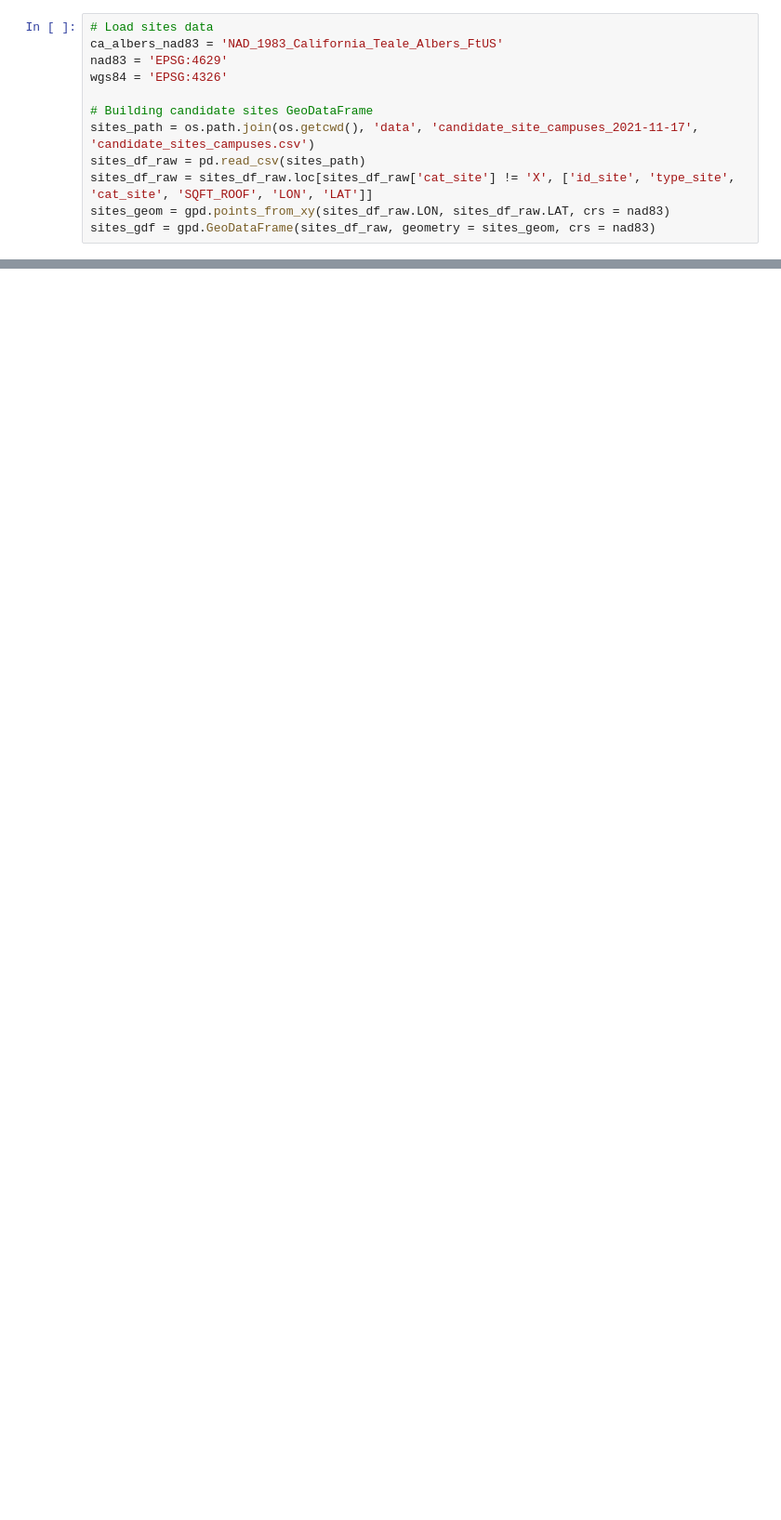
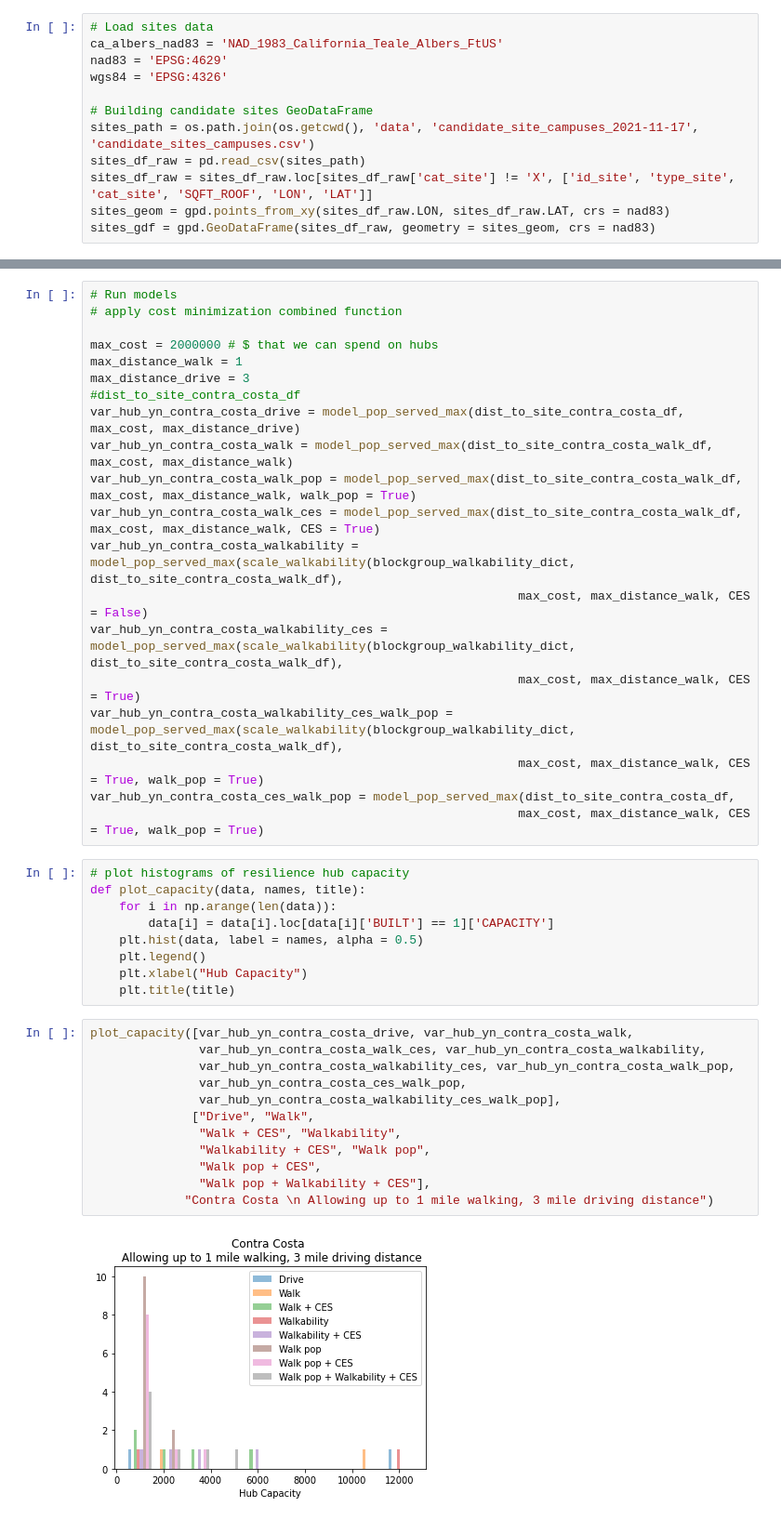
Before and after one commit to PSEHE/sgc-deployment-scenarios, a Jupyter notebook: model_comparison_cmm.ipynb, the cells around one changed output, grey strips where cells are left out. Shown at 93% size. Saved outputs shown, nothing was run; the diff lists cells and outputs as text; blank space fills up the shorter version.

Commit message:
Comparing model outcomes, script to determine site locations

```diff
--- a/model_comparison_cmm.ipynb
+++ b/model_comparison_cmm.ipynb
@@ -100,0 +98,43 @@ NameError: name 'dist_to_site_df' is not defined
+# %%
+# Run models
+# apply cost minimization combined function
+
+max_cost = 2000000 # $ that we can spend on hubs
+max_distance_walk = 1
+max_distance_drive = 3
+#dist_to_site_contra_costa_df
+var_hub_yn_contra_costa_drive = model_pop_served_max(dist_to_site_contra_costa_df, max_cost, max_distance_drive)
+var_hub_yn_contra_costa_walk = model_pop_served_max(dist_to_site_contra_costa_walk_df, max_cost, max_distance_walk)
+var_hub_yn_contra_costa_walk_pop = model_pop_served_max(dist_to_site_contra_costa_walk_df, max_cost, max_distance_walk, walk_pop = True)
+var_hub_yn_contra_costa_walk_ces = model_pop_served_max(dist_to_site_contra_costa_walk_df, max_cost, max_distance_walk, CES = True)
+var_hub_yn_contra_costa_walkability = model_pop_served_max(scale_walkability(blockgroup_walkability_dict, dist_to_site_contra_costa_walk_df),
+                                                           max_cost, max_distance_walk, CES = False)
+var_hub_yn_contra_costa_walkability_ces = model_pop_served_max(scale_walkability(blockgroup_walkability_dict, dist_to_site_contra_costa_walk_df),
+                                                           max_cost, max_distance_walk, CES = True)
+var_hub_yn_contra_costa_walkability_ces_walk_pop = model_pop_served_max(scale_walkability(blockgroup_walkability_dict, dist_to_site_contra_costa_walk_df),
+                                                           max_cost, max_distance_walk, CES = True, walk_pop = True)
+var_hub_yn_contra_costa_ces_walk_pop = model_pop_served_max(dist_to_site_contra_costa_df,
+                                                           max_cost, max_distance_walk, CES = True, walk_pop = True)
+# %%
+# plot histograms of resilience hub capacity
+def plot_capacity(data, names, title):
+    for i in np.arange(len(data)):
+        data[i] = data[i].loc[data[i]['BUILT'] == 1]['CAPACITY']
+    plt.hist(data, label = names, alpha = 0.5)
+    plt.legend()
+    plt.xlabel("Hub Capacity")
+    plt.title(title)
+# %%
+plot_capacity([var_hub_yn_contra_costa_drive, var_hub_yn_contra_costa_walk,
+               var_hub_yn_contra_costa_walk_ces, var_hub_yn_contra_costa_walkability,
+               var_hub_yn_contra_costa_walkability_ces, var_hub_yn_contra_costa_walk_pop,
+               var_hub_yn_contra_costa_ces_walk_pop,
+               var_hub_yn_contra_costa_walkability_ces_walk_pop],
+              ["Drive", "Walk",
+               "Walk + CES", "Walkability",
+               "Walkability + CES", "Walk pop",
+               "Walk pop + CES",
+               "Walk pop + Walkability + CES"],
+             "Contra Costa \n Allowing up to 1 mile walking, 3 mile driving distance")
+# %% [output]
+[figure, added]
```
Also changed, not shown: parts of 12 cells of this notebook, 2 other files.
